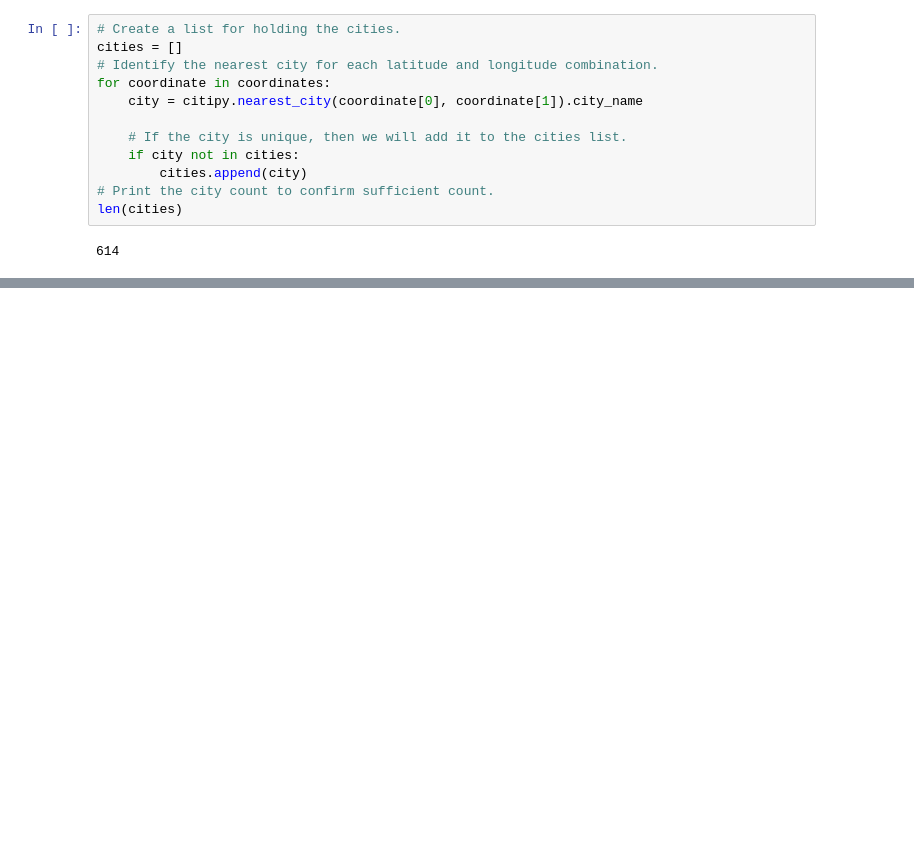
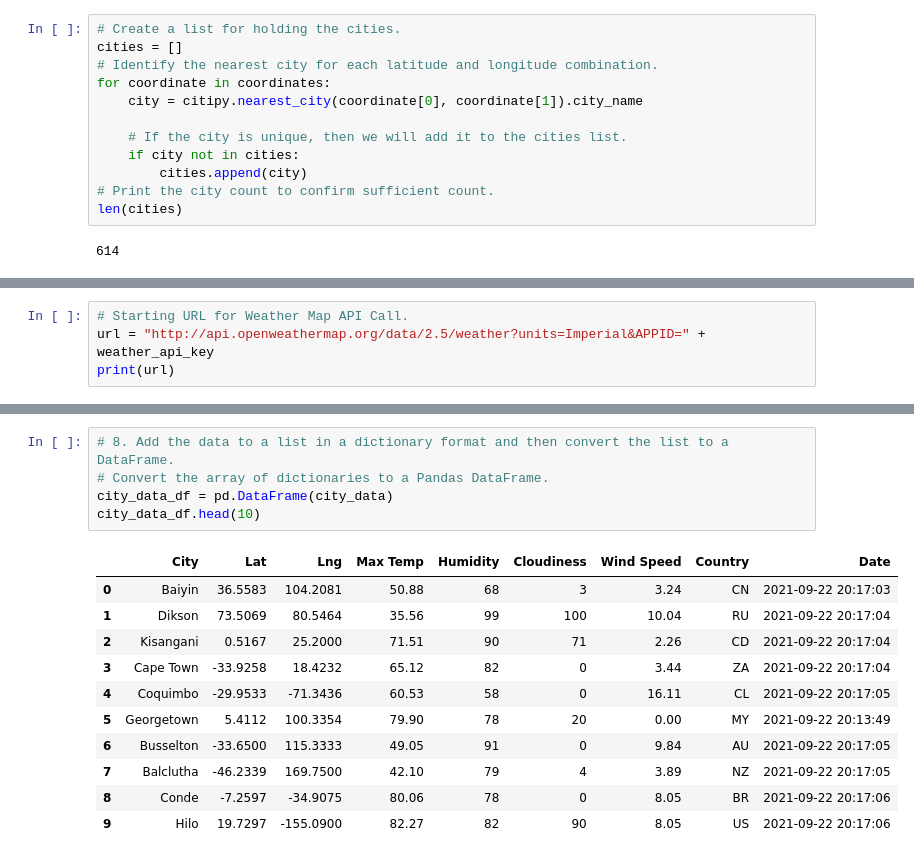
Before and after one commit to herasyed/World_Weather_Analysis, a Jupyter notebook: WeatherPy.ipynb, the cells around one changed output, grey strips where cells are left out. Saved outputs shown, nothing was run; the diff lists cells and outputs as text; blank space fills up the shorter version.

```diff
--- a/WeatherPy.ipynb
+++ b/WeatherPy.ipynb
@@ -32,0 +44,4 @@ len(cities)
+# %%
+# Starting URL for Weather Map API Call.
+url = "http://api.openweathermap.org/data/2.5/weather?units=Imperial&APPID=" + weather_api_key
+print(url)
@@ -32,0 +143,17 @@ len(cities)
+# %%
+# 8. Add the data to a list in a dictionary format and then convert the list to a DataFrame.
+# Convert the array of dictionaries to a Pandas DataFrame.
+city_data_df = pd.DataFrame(city_data)
+city_data_df.head(10)
+# %% [output]
+|  | City | Lat | Lng | Max Temp | Humidity | Cloudiness | Wind Speed | Country | Date |
+| 0 | Baiyin | 36.5583 | 104.2081 | 50.88 | 68 | 3 | 3.24 | CN | 2021-09-22 20:17:03 |
+| 1 | Dikson | 73.5069 | 80.5464 | 35.56 | 99 | 100 | 10.04 | RU | 2021-09-22 20:17:04 |
+| 2 | Kisangani | 0.5167 | 25.2000 | 71.51 | 90 | 71 | 2.26 | CD | 2021-09-22 20:17:04 |
+| 3 | Cape Town | -33.9258 | 18.4232 | 65.12 | 82 | 0 | 3.44 | ZA | 2021-09-22 20:17:04 |
+| 4 | Coquimbo | -29.9533 | -71.3436 | 60.53 | 58 | 0 | 16.11 | CL | 2021-09-22 20:17:05 |
+| 5 | Georgetown | 5.4112 | 100.3354 | 79.90 | 78 | 20 | 0.00 | MY | 2021-09-22 20:13:49 |
+| 6 | Busselton | -33.6500 | 115.3333 | 49.05 | 91 | 0 | 9.84 | AU | 2021-09-22 20:17:05 |
+| 7 | Balclutha | -46.2339 | 169.7500 | 42.10 | 79 | 4 | 3.89 | NZ | 2021-09-22 20:17:05 |
+| 8 | Conde | -7.2597 | -34.9075 | 80.06 | 78 | 0 | 8.05 | BR | 2021-09-22 20:17:06 |
+| 9 | Hilo | 19.7297 | -155.0900 | 82.27 | 82 | 90 | 8.05 | US | 2021-09-22 20:17:06 |
```
Also changed, not shown: parts of 6 cells of this notebook, 4 other files.
